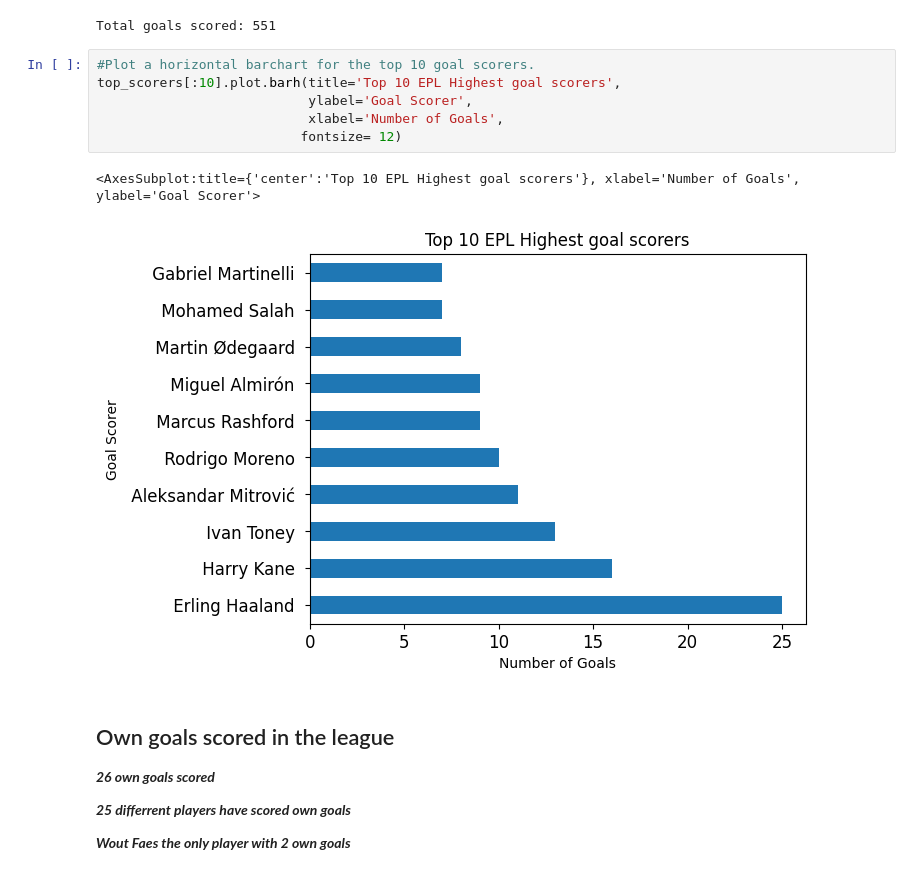
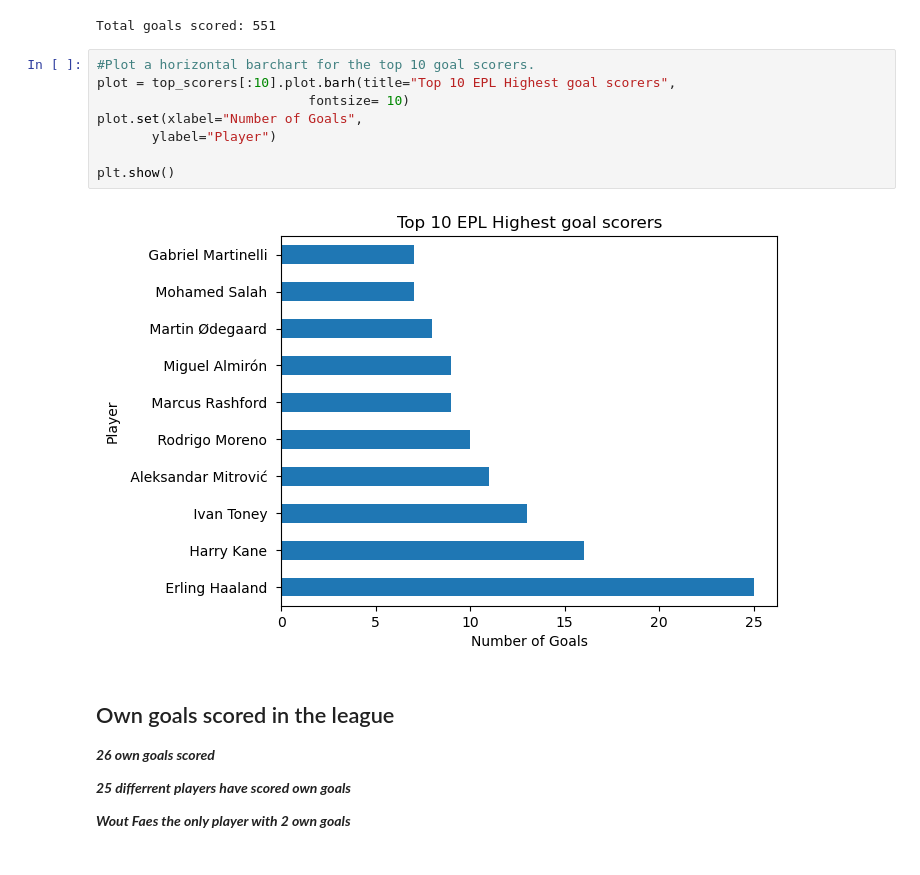
Before and after one commit to Azaya89/English-premier-league-stats-22-23, a Jupyter notebook: Premier_League_22-23.ipynb, the cells around one changed output. Cells and saved outputs as stored; diff of their text form.

```diff
--- a/Premier_League_22-23.ipynb
+++ b/Premier_League_22-23.ipynb
@@ -152,13 +153,14 @@ print(f"Total goals scored: {top_scorers.sum(axis=0)}")
 Total goals scored: 551
 # %%
 #Plot a horizontal barchart for the top 10 goal scorers.
-top_scorers[:10].plot.barh(title='Top 10 EPL Highest goal scorers',
-                           ylabel='Goal Scorer',
-                           xlabel='Number of Goals',
-                          fontsize= 12)
+plot = top_scorers[:10].plot.barh(title="Top 10 EPL Highest goal scorers",
+                           fontsize= 10)
+plot.set(xlabel="Number of Goals",
+       ylabel="Player")
+
+plt.show()
 # %% [output]
-<AxesSubplot:title={'center':'Top 10 EPL Highest goal scorers'}, xlabel='Number of Goals', ylabel='Goal Scorer'>
-[figure, old version]
+[figure, new version]
 # %% [markdown]
 ## Own goals scored in the league
 ***26 own goals scored***
```
Also changed, not shown: parts of 15 cells of this notebook.
